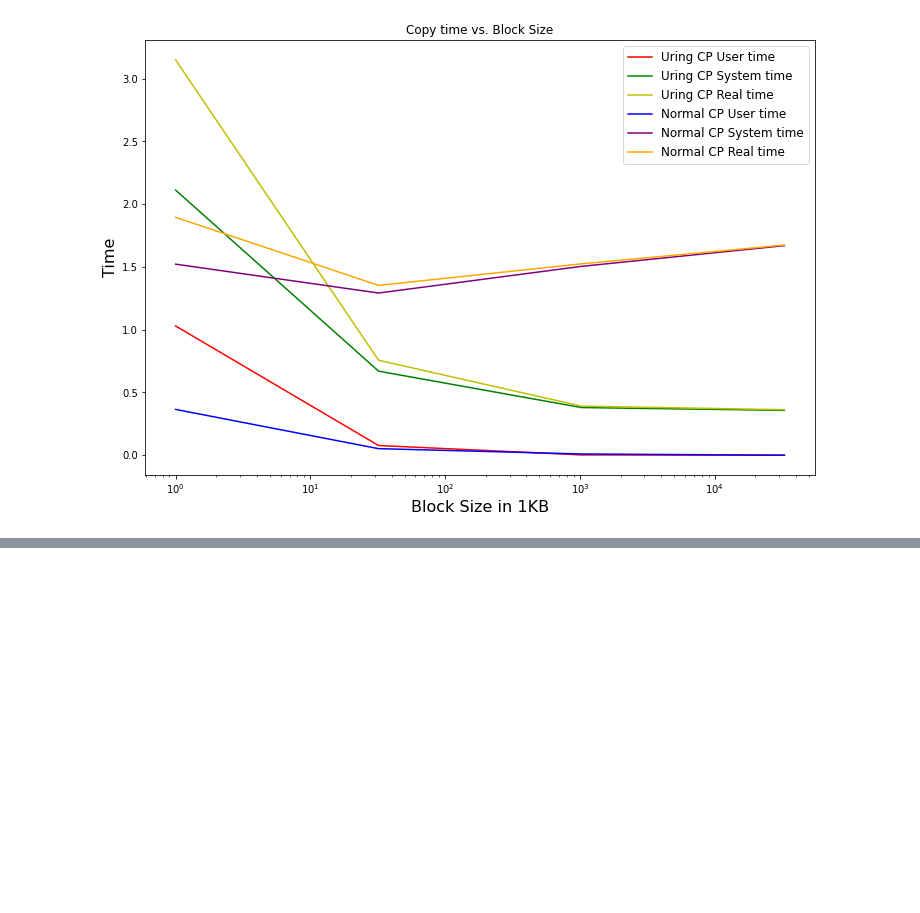
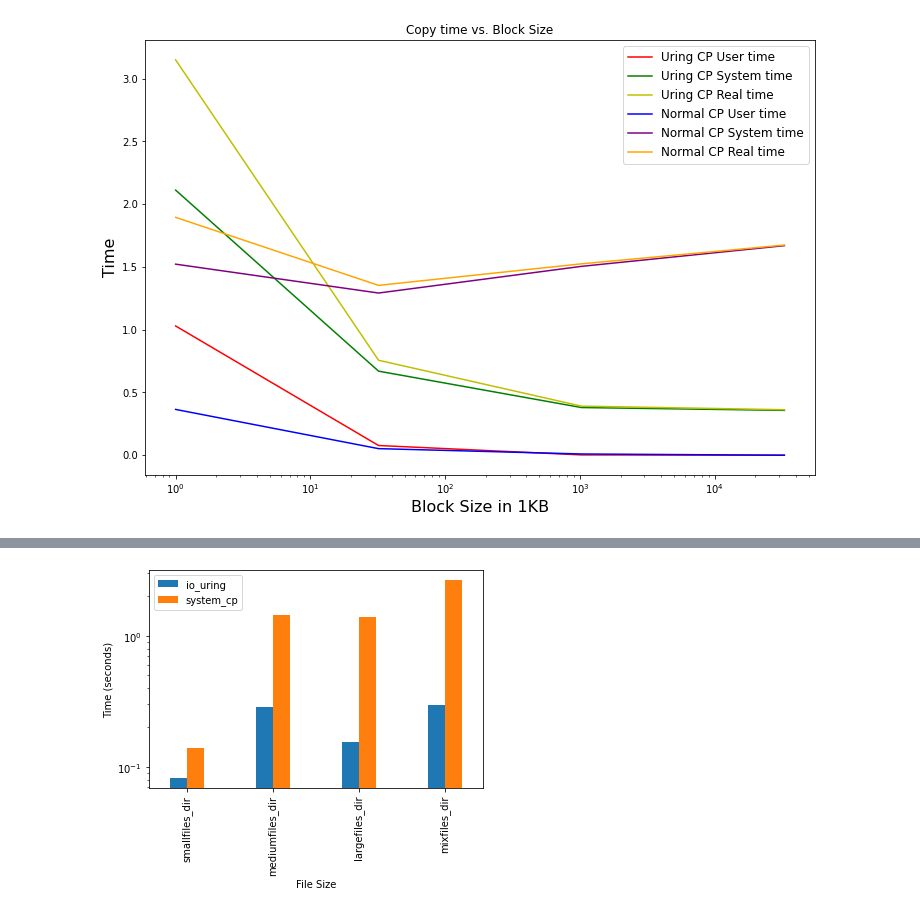
Before and after one commit to chintadinesh/adv_os-project, a Jupyter notebook: py/report_1.ipynb, the cells around one changed output, grey strips where cells are left out. Drawn from its saved outputs; the diff is of its cells as text; code cells hidden in the pictures; blank space fills up the shorter version.

```diff
--- a/py/report_1.ipynb
+++ b/py/report_1.ipynb
@@ -402,0 +406,36 @@ Index(['user_u', 'system_u', 'user_s', 'system_s'], dtype='object')
+# %%
+
+# Read the CSV file into a Pandas DataFrame
+df = pd.read_csv("../report/compare_recursive_copy_times_edited.csv", index_col=None, header=0)
+#print(df)
+# Drop the first row (header)
+df = df.iloc[1:]
+
+# Convert the file size column to a categorical variable
+df['file_size'] = pd.Categorical(df['file_size'], categories=df['file_size'].unique(), ordered=True)
+
+# Convert the other columns to float data types
+df.iloc[:, 1:] = df.iloc[:, 1:].astype(float)
+
+# Group the DataFrame by file size and calculate the mean values for each group
+means = df.groupby('file_size').mean()
+
+# add two columns
+means['io_uring'] = means['user_u'] + means['system_u']
+means['system_cp'] = means['user_s'] + means['system_s']
+
+means[['io_uring', 'system_cp']].plot(kind='bar', width=0.4)
+
+# Set the x-axis and y-axis labels
+plt.xlabel("File Size")
+plt.ylabel("Time (seconds)")
+plt.yscale("log")
+
+# Add a legend to the plot
+plt.legend()
+
+plt.savefig("../report/cp_perf_recursive_compare.png", bbox_inches='tight')
+# Show the plot
+plt.show()
+# %% [output]
+[figure, added]
```
Also changed, not shown: parts of 3 cells of this notebook, 4 other files.
